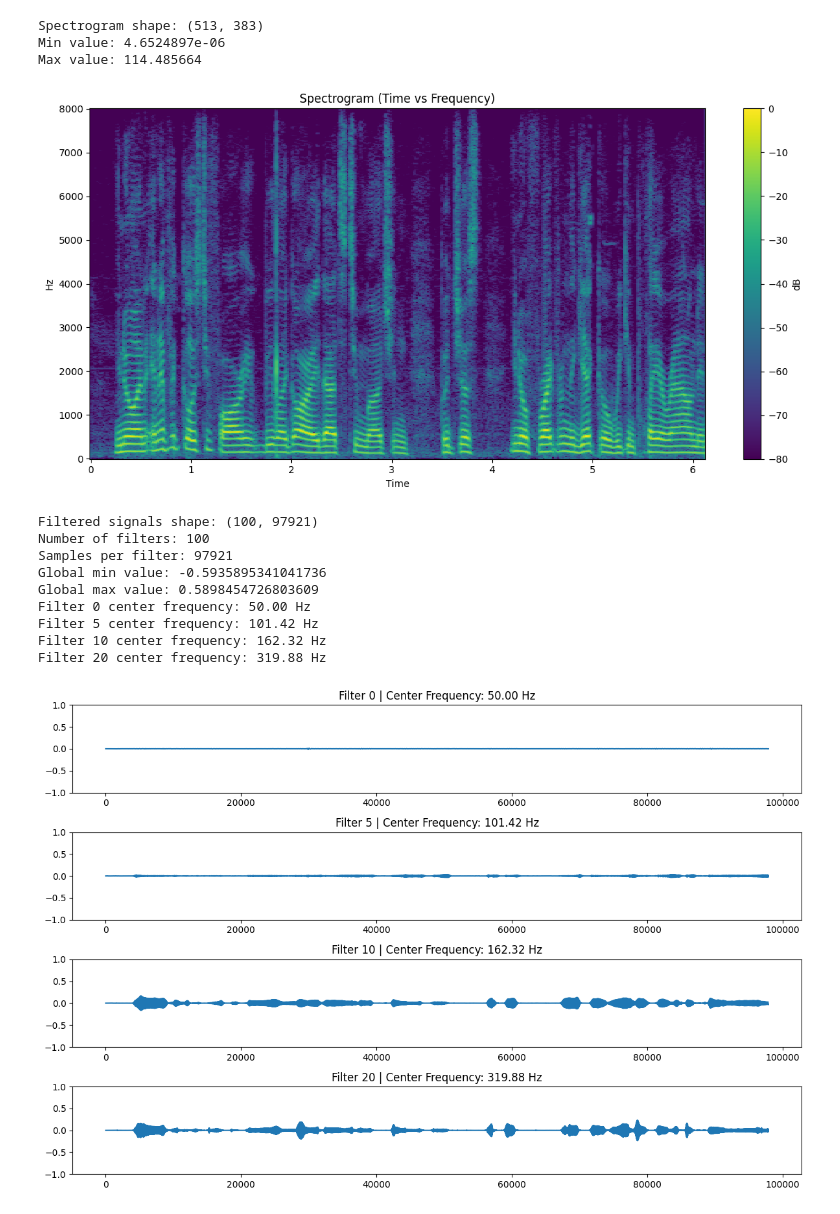
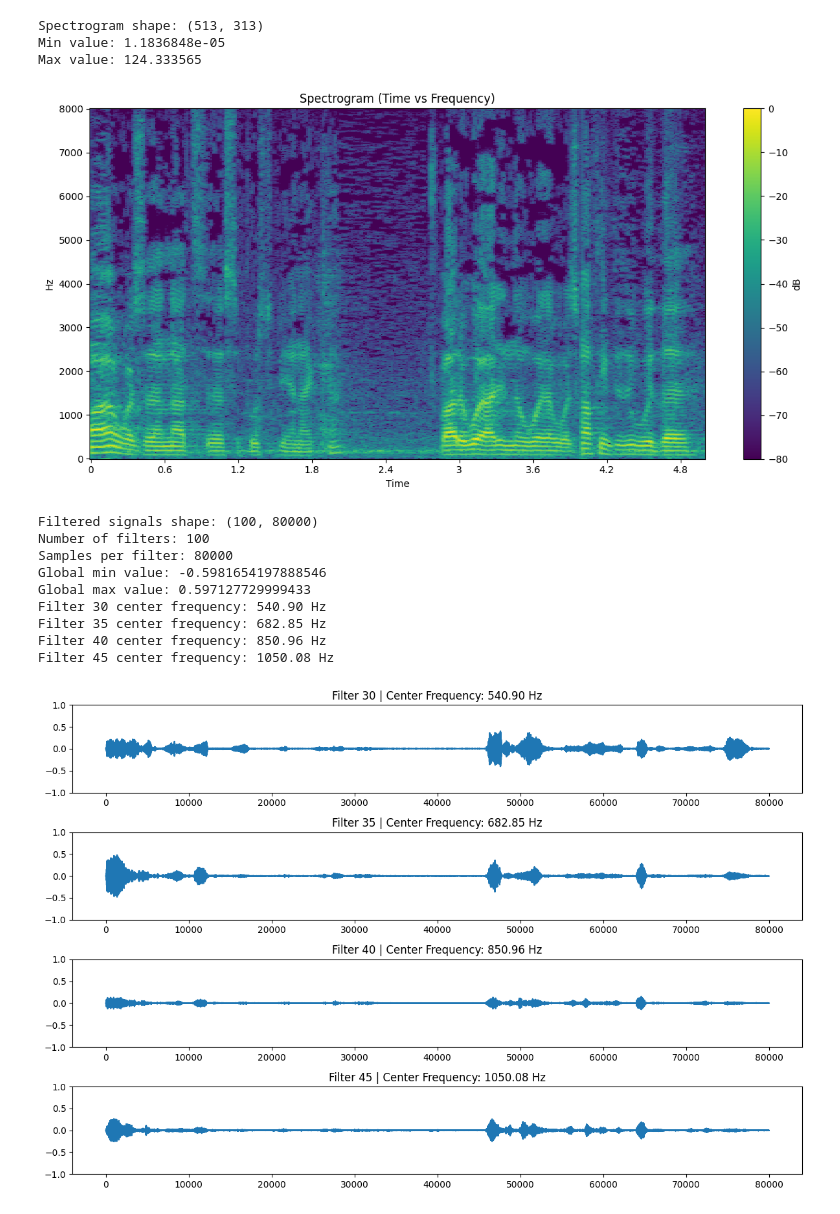
Before and after one commit to qphulong/snn_playground, a Jupyter notebook: main.ipynb, the cells around one changed output. Drawn from its saved outputs; the diff is of its cells as text; code cells hidden in the pictures.

```diff
--- a/main.ipynb
+++ b/main.ipynb
@@ -8,7 +8,7 @@ from brian2 import *
 # ==============================
 # Step 1. Load audio
 # ==============================
-audio_path = "datasets/vox1/wav_dev/id10005/RSguOg1U-NA/00002.wav"
+audio_path = "datasets/vox1_small/id10019/id10019_00004/00001.wav"
 
 signal, sr = librosa.load(audio_path, sr=16000)
 
@@ -55,10 +56,10 @@ plt.colorbar(label="dB")
 plt.tight_layout()
 plt.show()
 # %% [output]
-Spectrogram shape: (513, 383)
-Min value: 4.6524897e-06
-Max value: 114.485664
+Spectrogram shape: (513, 313)
+Min value: 1.1836848e-05
+Max value: 124.333565
-[figure, old version]
+[figure, new version]
 # %%
 # ==============================
 # Step 2. Create ERB-spaced filters
@@ -83,42 +84,42 @@ filtered_signals = filtered_signals[::-1] # OUTPUT of gammatone
 # %%
 # ==============================
 # VISUALIZATION filtered signals
 # ==============================
 
 print("Filtered signals shape:", filtered_signals.shape)
 print("Number of filters:", filtered_signals.shape[0])
 print("Samples per filter:", filtered_signals.shape[1])
 print("Global min value:", np.min(filtered_signals))
 print("Global max value:", np.max(filtered_signals))
 
-filters = [0, 5, 10, 20]  # indices to visualize
+filters = [30,35,40,45]  # indices to visualize
 selected = filtered_signals[filters]
 
 plt.figure(figsize=(12, len(filters) * 2))
 
 for i, idx in enumerate(filters):
     center_frequency = cf[idx]  # center frequency of this filter
 
     print(f"Filter {idx} center frequency: {center_frequency:.2f} Hz")
 
     plt.subplot(len(filters), 1, i + 1)
     plt.plot(filtered_signals[idx])
     plt.ylim(-1, 1)  # fixed scale
     plt.title(f"Filter {idx} | Center Frequency: {center_frequency:.2f} Hz")
 
 plt.tight_layout()
 plt.show()
 # %% [output]
-Filtered signals shape: (100, 97921)
+Filtered signals shape: (100, 80000)
 Number of filters: 100
-Samples per filter: 97921
-Global min value: -0.5935895341041736
-Global max value: 0.5898454726803609
-Filter 0 center frequency: 50.00 Hz
-Filter 5 center frequency: 101.42 Hz
-Filter 10 center frequency: 162.32 Hz
-Filter 20 center frequency: 319.88 Hz
+Samples per filter: 80000
+Global min value: -0.5981654197888546
+Global max value: 0.597127729999433
+Filter 30 center frequency: 540.90 Hz
+Filter 35 center frequency: 682.85 Hz
+Filter 40 center frequency: 850.96 Hz
+Filter 45 center frequency: 1050.08 Hz
-[figure, old version]
+[figure, new version]
 # %%
 # ==============================
 # Step 4a. Log Compression (IHC)
```
Also changed, not shown: parts of 12 cells of this notebook, 2 other files.
